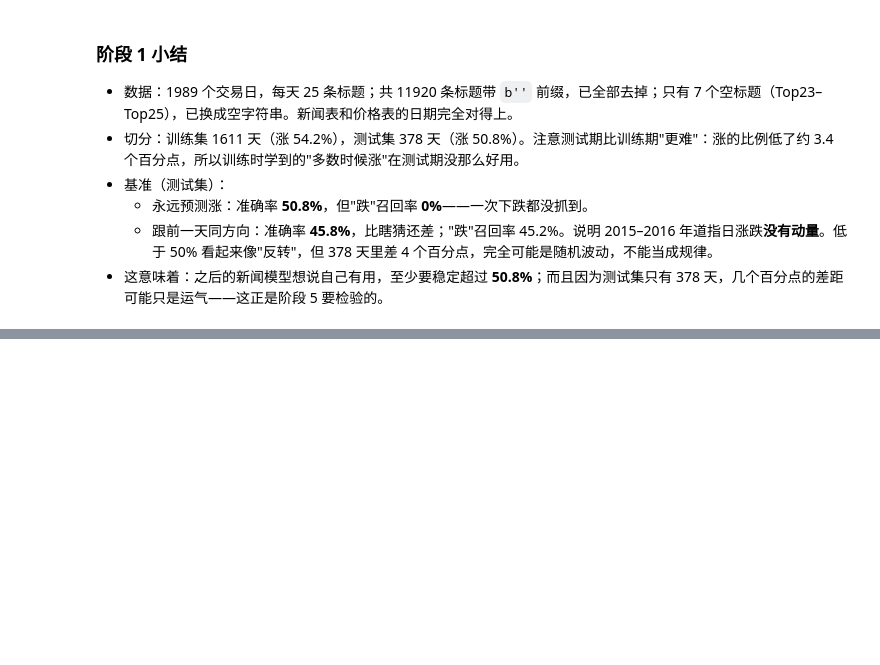
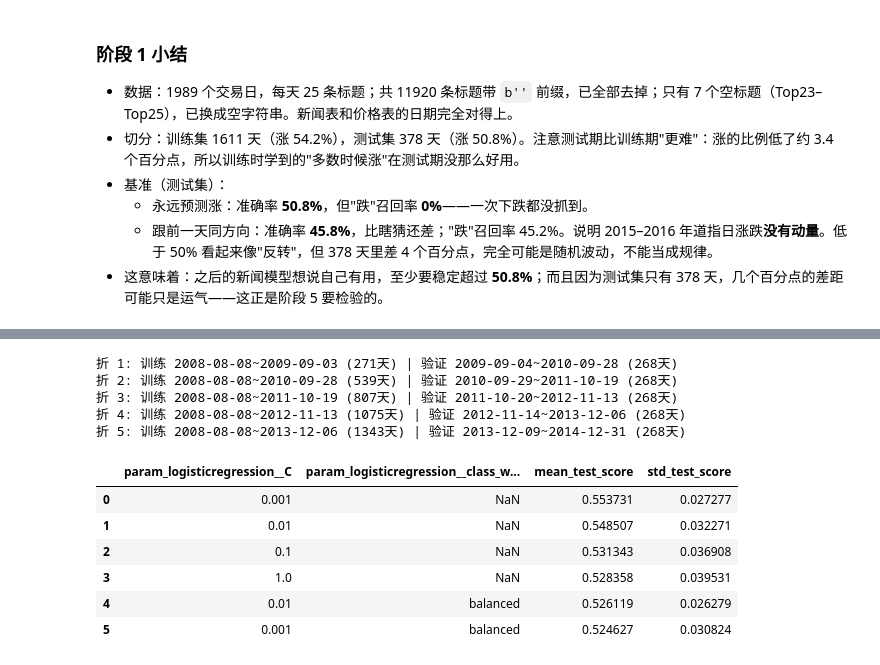
Before and after one commit to matheason/news-vs-dow, a Jupyter notebook: notebooks/main.ipynb, the cells around one changed output, grey strips where cells are left out. Saved outputs shown, nothing was run; the diff lists cells and outputs as text; code cells hidden in the pictures; blank space fills up the shorter version.

```diff
--- a/notebooks/main.ipynb
+++ b/notebooks/main.ipynb
@@ -189,0 +203,11 @@ for name, p in preds.items():
+# %%
+from src.sentiment import vader_scores, daily_features
+
+vader = vader_scores(news)
+print("打分表形状:", vader.shape, "| 空标题(NaN)数:", int(vader.isna().sum().sum()))
+
+# 看几个例子：最负面、最正面、中性
+flat = pd.DataFrame({"headline": news[du.HEADLINE_COLS].to_numpy().ravel(),
+                     "compound": vader.to_numpy().ravel()}).dropna()
+pd.concat([flat.nsmallest(3, "compound"), flat.nlargest(3, "compound"),
+           flat[flat["compound"] == 0].head(3)])
@@ -189,0 +237,10 @@ for name, p in preds.items():
+# %%
+vader_feat = daily_features(vader, "vader")
+feat_cols = list(vader_feat.columns)
+data2 = pd.concat([news[["Date", "Label"]], vader_feat], axis=1)
+train2, test2 = du.split_by_date(data2)
+
+X_train, y_train = train2[feat_cols].to_numpy(), train2["Label"].to_numpy()
+X_test, y_test = test2[feat_cols].to_numpy(), test2["Label"].to_numpy()
+
+train2.groupby("Label")[feat_cols].mean().T.rename(columns={0: "跌的日子", 1: "涨的日子"})
@@ -189,0 +274,22 @@ for name, p in preds.items():
+# %%
+from src.modeling import make_logreg, tune, cv_table, always_up_cv_accuracy, LOGREG_GRID, CV
+
+for i, (tr, va) in enumerate(CV.split(X_train)):
+    print(f"折 {i+1}: 训练 {train2.Date[tr[0]].date()}~{train2.Date[tr[-1]].date()} ({len(tr)}天) | "
+          f"验证 {train2.Date[va[0]].date()}~{train2.Date[va[-1]].date()} ({len(va)}天)")
+
+search_vader = tune(make_logreg(), LOGREG_GRID, X_train, y_train)
+cv_table(search_vader).head(6)
+# %% [output]
+折 1: 训练 2008-08-08~2009-09-03 (271天) | 验证 2009-09-04~2010-09-28 (268天)
+折 2: 训练 2008-08-08~2010-09-28 (539天) | 验证 2010-09-29~2011-10-19 (268天)
+折 3: 训练 2008-08-08~2011-10-19 (807天) | 验证 2011-10-20~2012-11-13 (268天)
+折 4: 训练 2008-08-08~2012-11-13 (1075天) | 验证 2012-11-14~2013-12-06 (268天)
+折 5: 训练 2008-08-08~2013-12-06 (1343天) | 验证 2013-12-09~2014-12-31 (268天)
+|  | param_logisticregression__C | param_logisticregression__class_w... | mean_test_score | std_test_score |
+| 0 | 0.001 | NaN | 0.553731 | 0.027277 |
+| 1 | 0.01 | NaN | 0.548507 | 0.032271 |
+| 2 | 0.1 | NaN | 0.531343 | 0.036908 |
+| 3 | 1.0 | NaN | 0.528358 | 0.039531 |
+| 4 | 0.01 | balanced | 0.526119 | 0.026279 |
+| 5 | 0.001 | balanced | 0.524627 | 0.030824 |
```
Also changed, not shown: parts of 15 cells of this notebook, 4 other files.
